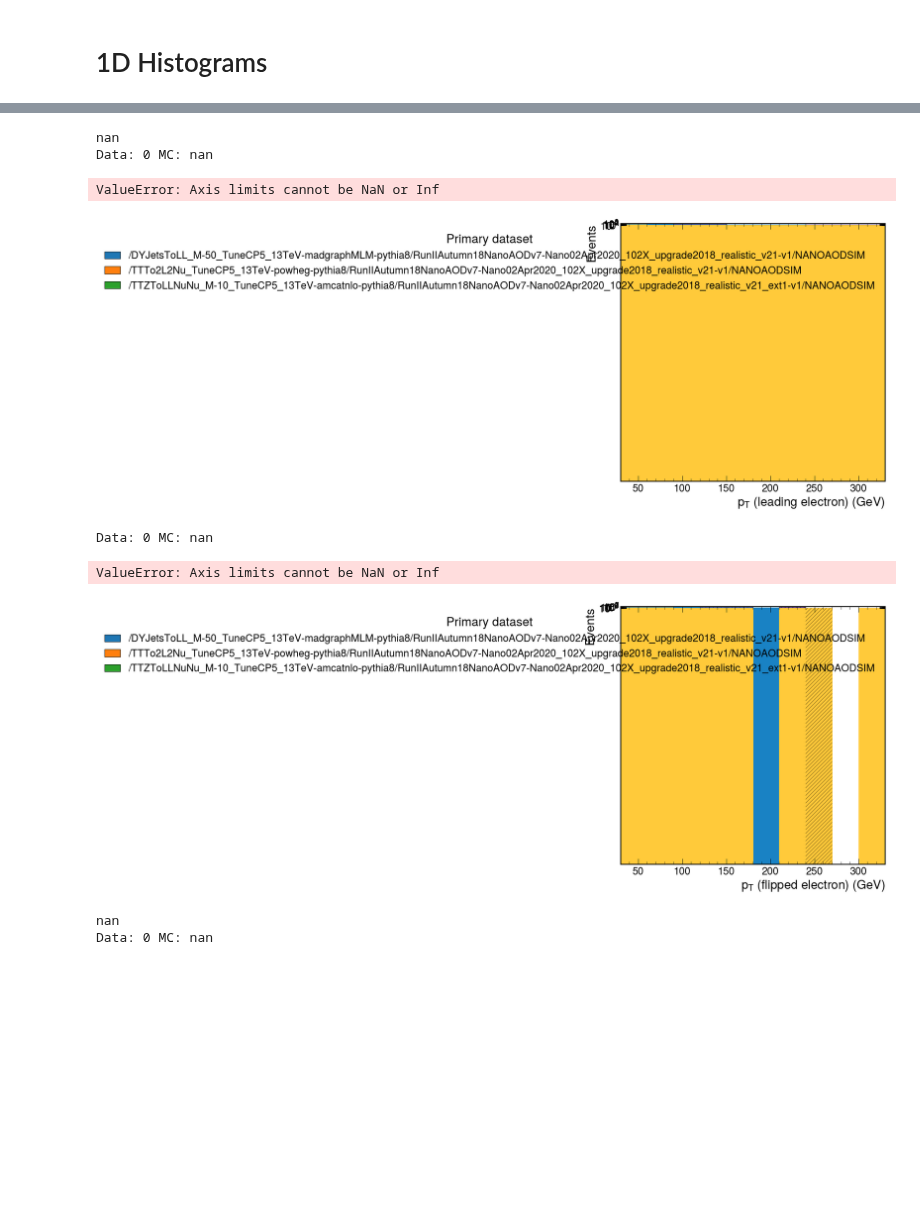
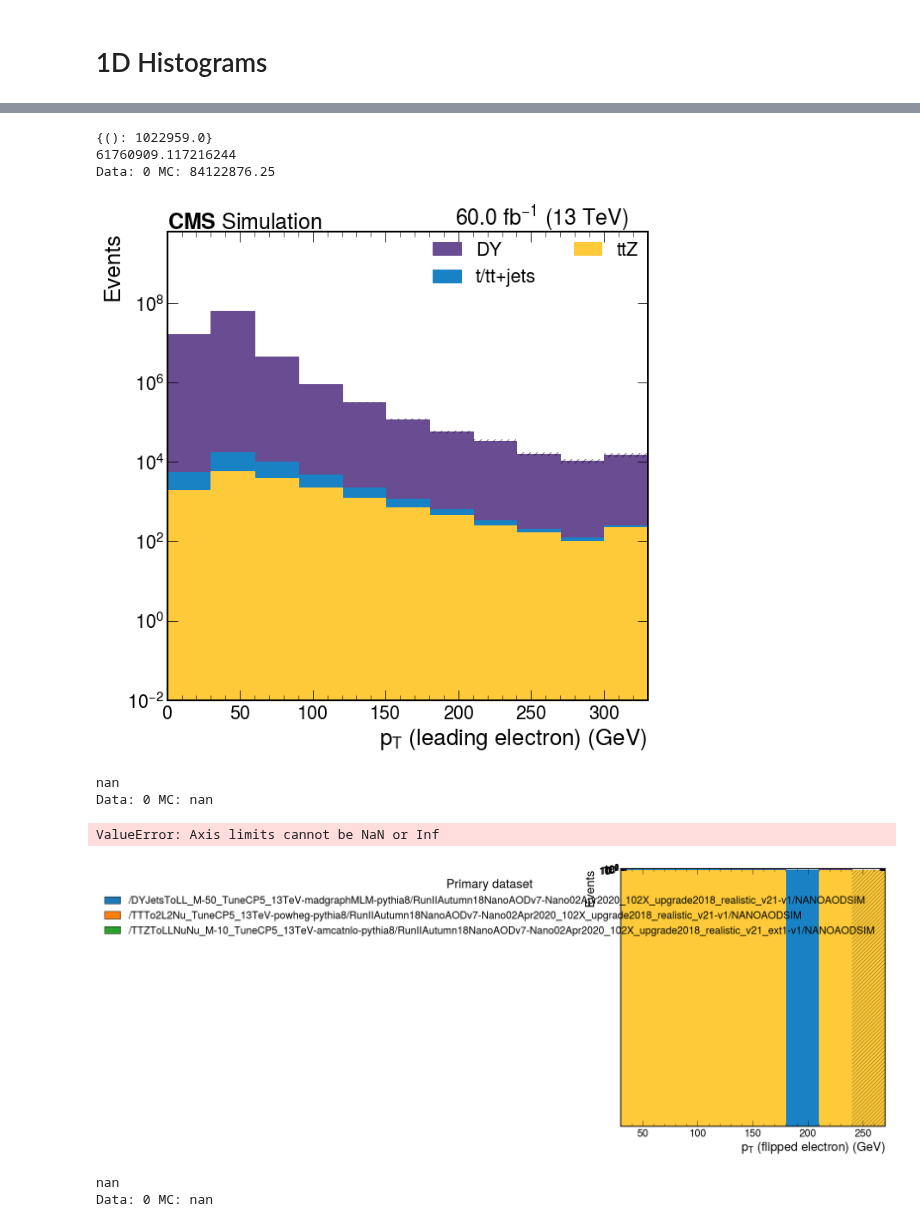
Before and after one commit to JacksonWallace/FCNC, a Jupyter notebook: notebooks/Charge Flip Calculator.ipynb, the cells around one changed output, grey strips where cells are left out. Saved outputs shown, nothing was run; the diff lists cells and outputs as text; code cells hidden in the pictures; blank space fills up the shorter version.

```diff
--- a/notebooks/Charge Flip Calculator.ipynb
+++ b/notebooks/Charge Flip Calculator.ipynb
@@ -29,8 +32,10 @@ from Tools.helpers import get_samples
 from Tools.config_helpers import redirector_ucsd, redirector_fnal
 from Tools.nano_mapping import make_fileset, nano_mapping
 
+from processor.meta_processor import get_sample_meta
+
 overwrite = True
-local = True
+local = False
 
 # load the config and the cache
 cfg = loadConfig()
@@ -45,13 +50,15 @@ year = 2018
 samples = get_samples()
 
 # make a fileset, taking the definitions in Tools/nano_mapping.py
-fileset = make_fileset(['DY', 'TTZ', 'top',], samples, redirector=redirector_ucsd, small=True)
+fileset = make_fileset(['DY', 'TTZ', 'top',], samples, redirector=redirector_ucsd, small=False)
 #add back in:
 
 # in order for cutflows to work we need to add every process to the output accumulator
 add_processes_to_output(fileset, desired_output)
 
 histograms = sorted(list(desired_output.keys()))
+
+meta = get_sample_meta(fileset, samples)
 
 if local:
 
@@ -186,28 +200,30 @@ Data: 0 MC: 1242199.42
 # %%
-my_hist = scale_and_merge(output['electron'], samples, fileset, nano_mapping)
-
+my_hist = scale_and_merge(output["electron"], meta, fileset, nano_mapping)
 makePlot(my_hist, None, 'pt',
          bins=pt_bins_coarse, log=True, normalize=False, axis_label=r'$p_{T}\ (leading\ electron)\ (GeV)$',
          new_colors=my_colors, new_labels=my_labels,
          order=[nano_mapping['TTZ'][0], nano_mapping['top'][0], nano_mapping['DY'][0]],
+         save=os.path.expandvars(cfg['meta']['plots'])+'histos/electron_pt_test'
         )
 # %% [output]
-nan
-Data: 0 MC: nan
+{(): 1022959.0}
+61760909.117216244
+Data: 0 MC: 84122876.25
-ValueError: Axis limits cannot be NaN or Inf
-[figure, old version]
+[figure, new version]
 # %%
-my_hist = scale_and_merge(output['flipped_electron'], samples, fileset, nano_mapping)
+my_hist = scale_and_merge(output['flipped_electron'], meta, fileset, nano_mapping)
 
 makePlot(my_hist, None, 'pt',
          bins=pt_bins_coarse, log=True, normalize=False, axis_label=r'$p_{T}\ (flipped\ electron)\ (GeV)$',
          new_colors=my_colors, new_labels=my_labels,
          order=[nano_mapping['TTZ'][0], nano_mapping['top'][0], nano_mapping['DY'][0]],
+         save=os.path.expandvars(cfg['meta']['plots'])+'histos/flipped_electron_pt_test'
         )
 # %% [output]
+nan
 Data: 0 MC: nan
 ValueError: Axis limits cannot be NaN or Inf
-[figure, old version]
+[figure, new version]
 # %%
 my_hist = scale_and_merge(output['electron'], samples, fileset, nano_mapping)
 
```
Also changed, not shown: parts of 8 cells of this notebook, 3 other files.
